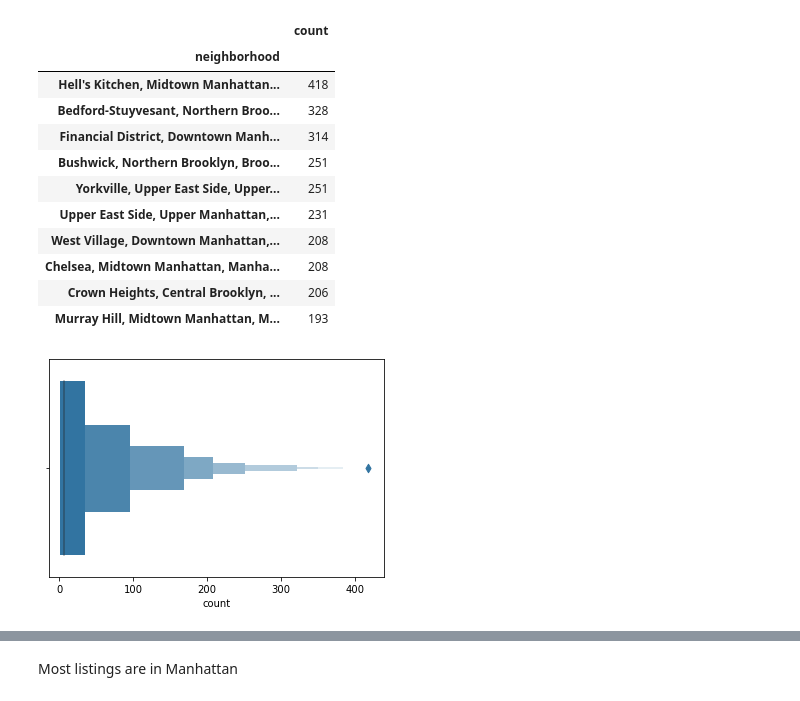
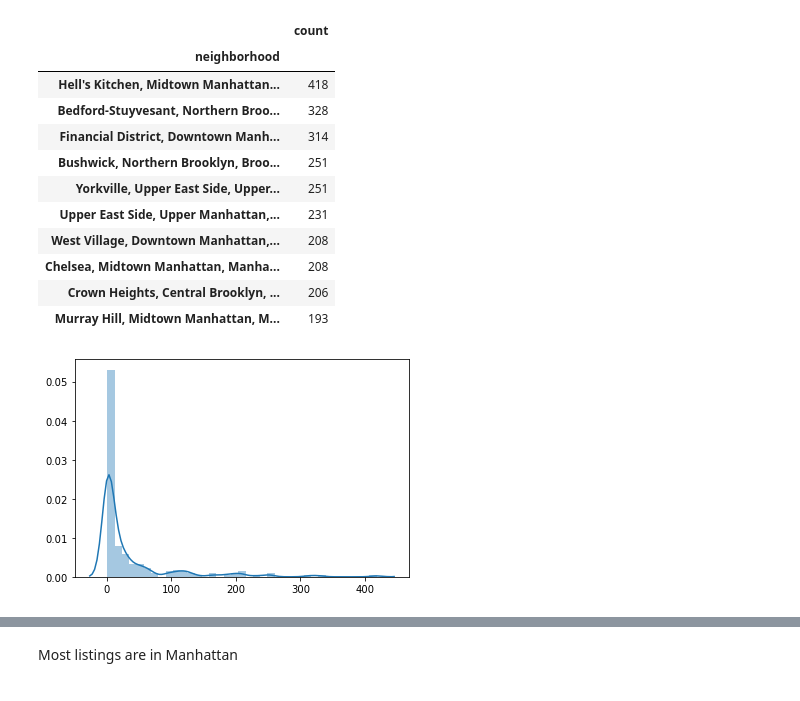
Before and after one commit to DoctorDatah/Apartments-Listings-NYC-Analysis-and-Modeling, a Jupyter notebook: 3-Exploratory-Data-Analysis.ipynb, the cells around one changed output, grey strips where cells are left out. Drawn from its saved outputs; the diff is of its cells as text; code cells hidden in the pictures.

```diff
--- a/3-Exploratory-Data-Analysis.ipynb
+++ b/3-Exploratory-Data-Analysis.ipynb
@@ -74,7 +74,7 @@ nhood_listings_number.head(10)
 | Chelsea, Midtown Manhattan, Manha... | 208 |
 | Crown Heights, Central Brooklyn, ... | 206 |
 | Murray Hill, Midtown Manhattan, M... | 193 |
-# %%
-_ = sns.boxenplot(nhood_listings_number['count'])
-# %% [output]
-[figure, removed]
+# %%
+sns.distplot(nhood_listings_number);
+# %% [output]
+[figure, added]
```
Also changed, not shown: parts of 4 cells of this notebook, 5 other files.
